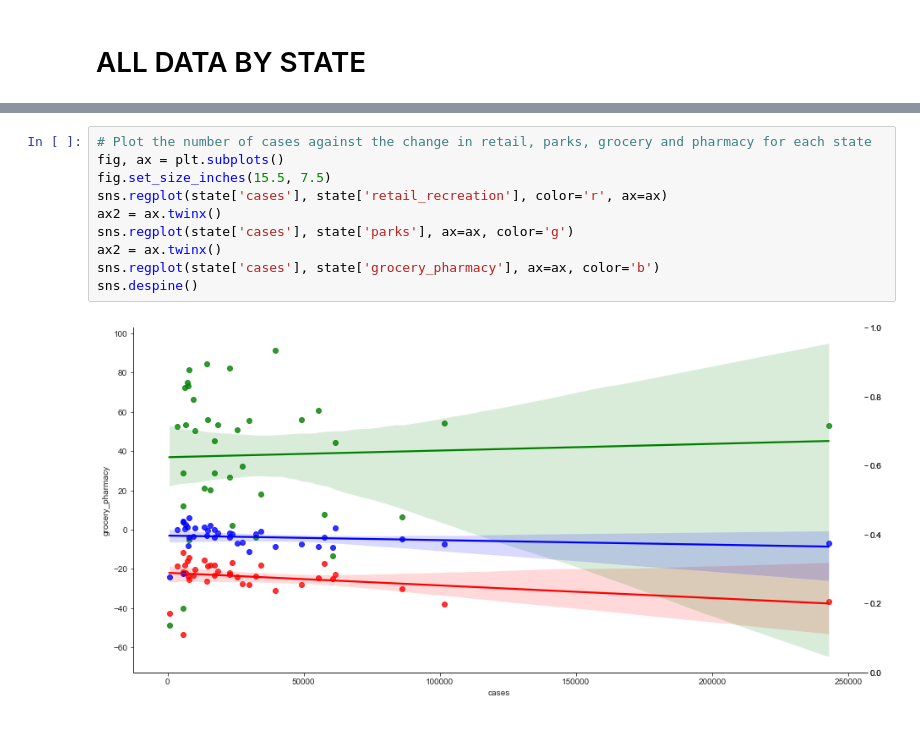
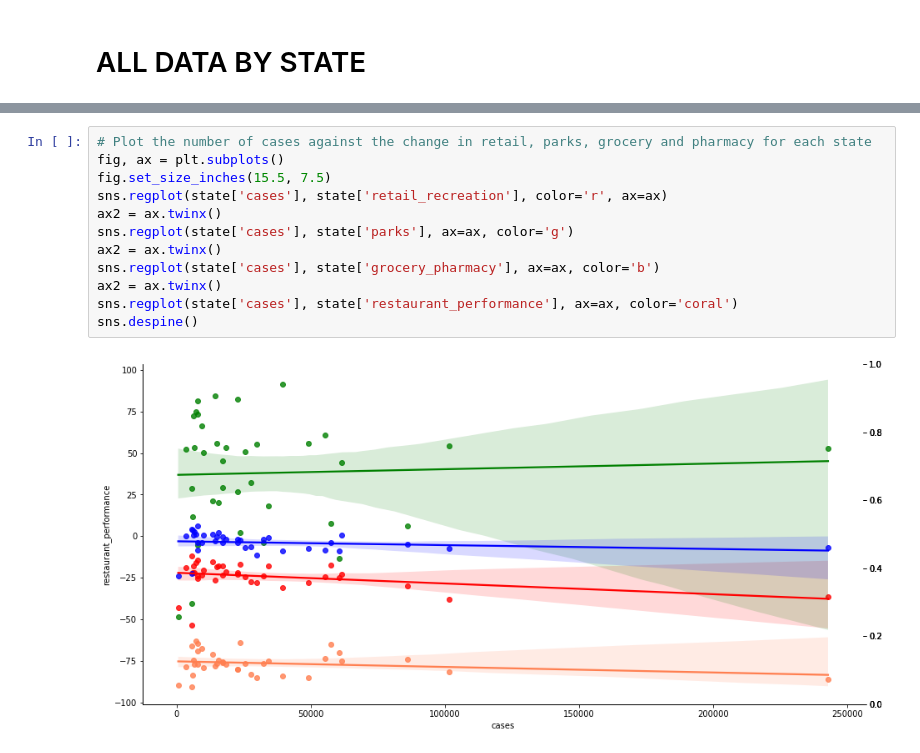
Before and after one commit to mirandaday16/covid_prevention_data_analysis, a Jupyter notebook: ziqi_xu/Comparison.ipynb, the cells around one changed output, grey strips where cells are left out. Cells and saved outputs as stored; diff of their text form.

```diff
--- a/ziqi_xu/Comparison.ipynb
+++ b/ziqi_xu/Comparison.ipynb
@@ -212,15 +274,17 @@ state
 # %%
 # Plot the number of cases against the change in retail, parks, grocery and pharmacy for each state
 fig, ax = plt.subplots()
 fig.set_size_inches(15.5, 7.5)
 sns.regplot(state['cases'], state['retail_recreation'], color='r', ax=ax)
 ax2 = ax.twinx()
 sns.regplot(state['cases'], state['parks'], ax=ax, color='g')
 ax2 = ax.twinx()
 sns.regplot(state['cases'], state['grocery_pharmacy'], ax=ax, color='b')
+ax2 = ax.twinx()
+sns.regplot(state['cases'], state['restaurant_performance'], ax=ax, color='coral')
 sns.despine()
 # %% [output]
-[figure, old version]
+[figure, new version]
 # %%
 fig, ax = plt.subplots()
 fig.set_size_inches(15.5, 7.5)
```
Also changed, not shown: parts of 14 cells of this notebook.
